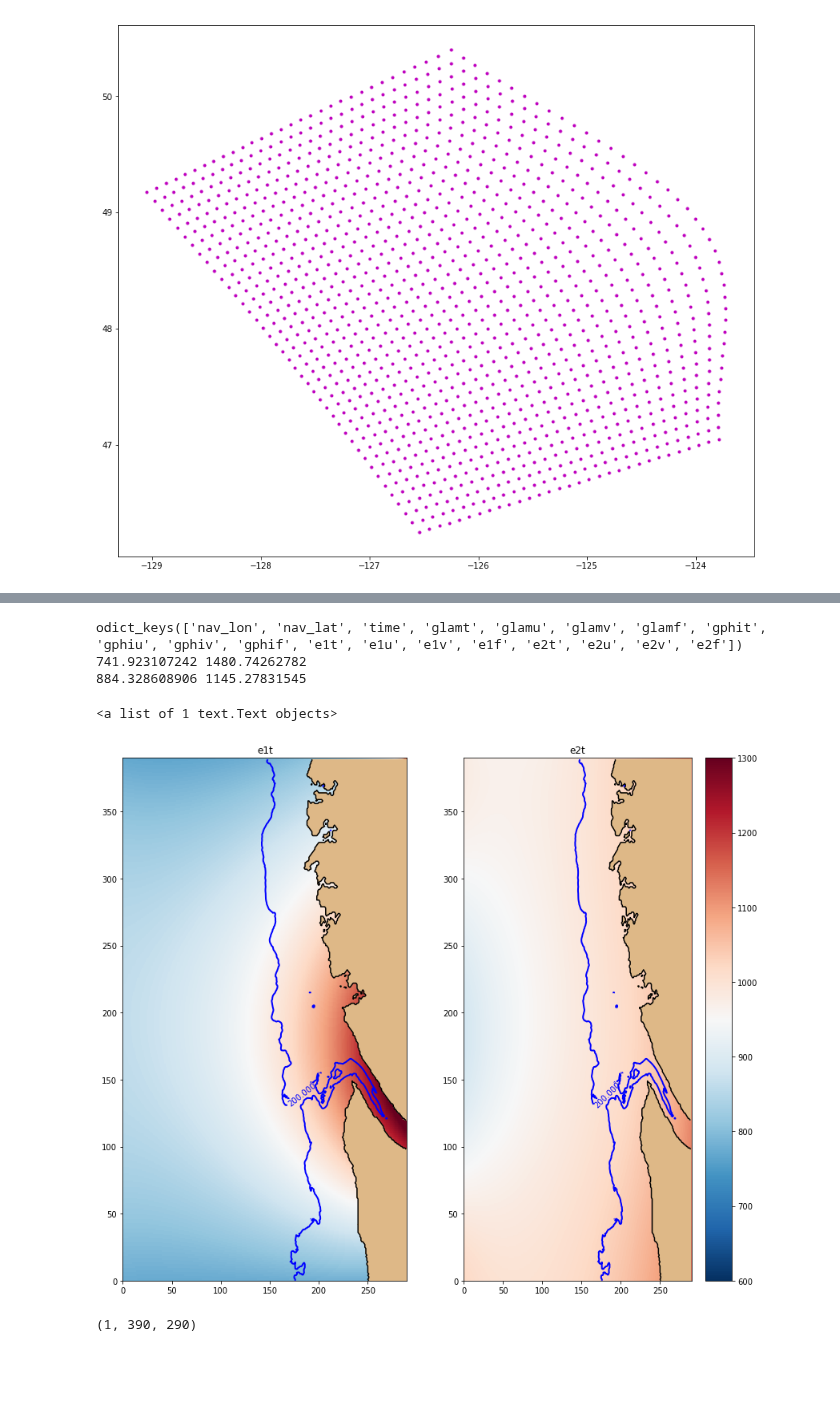
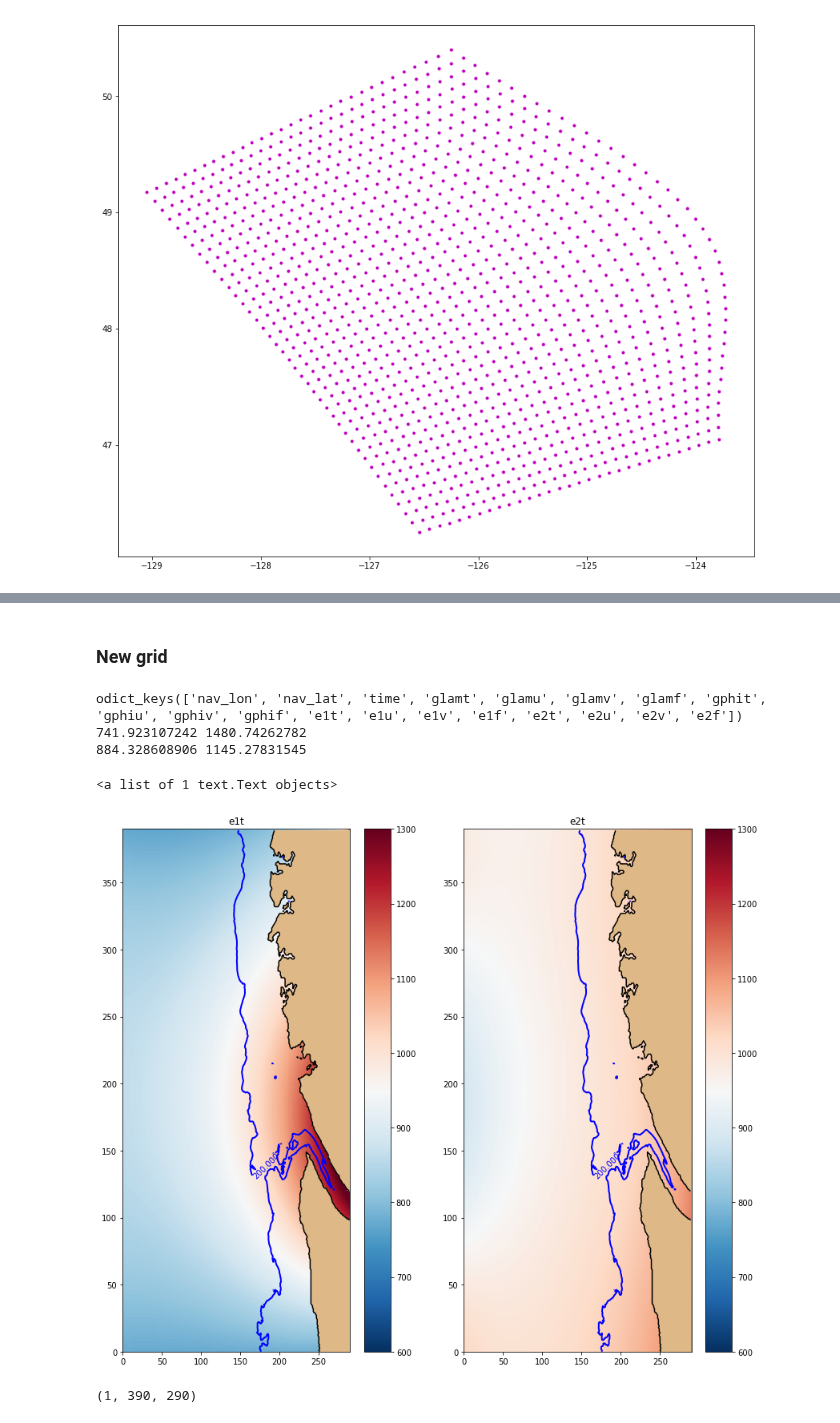
Before and after one commit to UBC-MOAD/wcvi, a Jupyter notebook: grid/Making_NEMO_coordinates.ipynb, the cells around one changed output, grey strips where cells are left out. Cells and saved outputs as stored; diff of their text form; code cells hidden in the pictures; blank space fills up the shorter version.

```diff
--- a/grid/Making_NEMO_coordinates.ipynb
+++ b/grid/Making_NEMO_coordinates.ipynb
@@ -194,7 +258,9 @@ plt.plot(glamt[::10,::10],gphit[::10,::10],'m.')
+# %% [markdown]
+### New grid
 # %%
 #Load the ouput file of JP together with all the scaling factors
 
-coord = nc.Dataset('coordinates_westcoast_seagrid_high_resolution_truncated_wider_west_bdy.nc')
+coord = nc.Dataset('/ocean/ssahu/CANYONS/wcvi/grid/coordinates_NEMO/coordinates_westcoast_seagrid_high_resolution_truncated_wider_west_bdy.nc')
 nc_tools.show_variables(coord)
 
 T_grid_lon = coord.variables['glamt'][0,:]
@@ -209,7 +275,7 @@ odict_keys(['nav_lon', 'nav_lat', 'time', 'glamt', 'glamu', 'glamv', 'glamf', 'g
 741.923107242 1480.74262782
 884.328608906 1145.27831545
 # %%
-bathy = '/ocean/ssahu/CANYONS/wcvi/grid/bathy_meter_high_res_wider_bdy.nc'
+bathy = '/ocean/ssahu/CANYONS/wcvi/grid/bathy_files/bathy_meter_high_res_wider_bdy.nc'
 bathymetry = nc.Dataset(bathy).variables['Bathymetry'][:]
 
 y_slice = np.arange(0, 390)
@@ -221,34 +287,36 @@ ax = [0, 0]
 
 fig = plt.figure(figsize=(14,12))
 
 gs = gridspec.GridSpec(2, 2)
 gs.update(hspace=0.1)
 
 # ax[3] = plt.subplot(gs[0:, 1])
 ax[1] = plt.subplot(gs[0:, 1])
 # ax[2] = plt.subplot(gs[1:, 1])
 ax[0] = plt.subplot(gs[0:, 0])
 # viz_tools.set_aspect(ax1)
 # mesh = ax1.pcolormesh(T_grid_lon, T_grid_lat, e1t[0,...], cmap =cm.dense, vmin = 800, vmax = 1000)
 mesh = ax[0].pcolormesh(e1t[0,...], vmin=600, vmax = 1300, cmap='RdBu_r')
 viz_tools.plot_land_mask(ax[0], bathy , xslice=np.arange(T_grid_lat.shape[1]), yslice=np.arange(T_grid_lat.shape[0]), color='burlywood')
 viz_tools.plot_coastline(ax[0], bathy)
 
 mesh2 = ax[1].pcolormesh(e2t[0,...], vmin=600, vmax = 1300, cmap='RdBu_r')
 viz_tools.plot_land_mask(ax[1], bathy , xslice=np.arange(T_grid_lat.shape[1]), yslice=np.arange(T_grid_lat.shape[0]), color='burlywood')
 viz_tools.plot_coastline(ax[1], bathy)
 
 ax[0].set_title("e1t")
 ax[1].set_title("e2t")
 cbar = fig.colorbar(mesh2, ax=ax[1])
+cbar = fig.colorbar(mesh, ax=ax[0])
+
 CS = ax[0].contour(x_slice,y_slice,bathymetry, levels = [200], colors=('blue',),linestyles=('-',),linewidths=(2,),label = "200m Isoabth")
 CS2 = ax[1].contour(x_slice,y_slice,bathymetry, levels = [200], colors=('blue',),linestyles=('-',),linewidths=(2,),label = "200m Isoabth")
 
 plt.clabel(CS)
 plt.clabel(CS2)
 # %% [output]
 <a list of 1 text.Text objects>
-[figure, old version]
+[figure, new version]
 # %%
 e1t.shape
 # %% [output]
```
Also changed, not shown: parts of 5 cells of this notebook, 7 other files.
